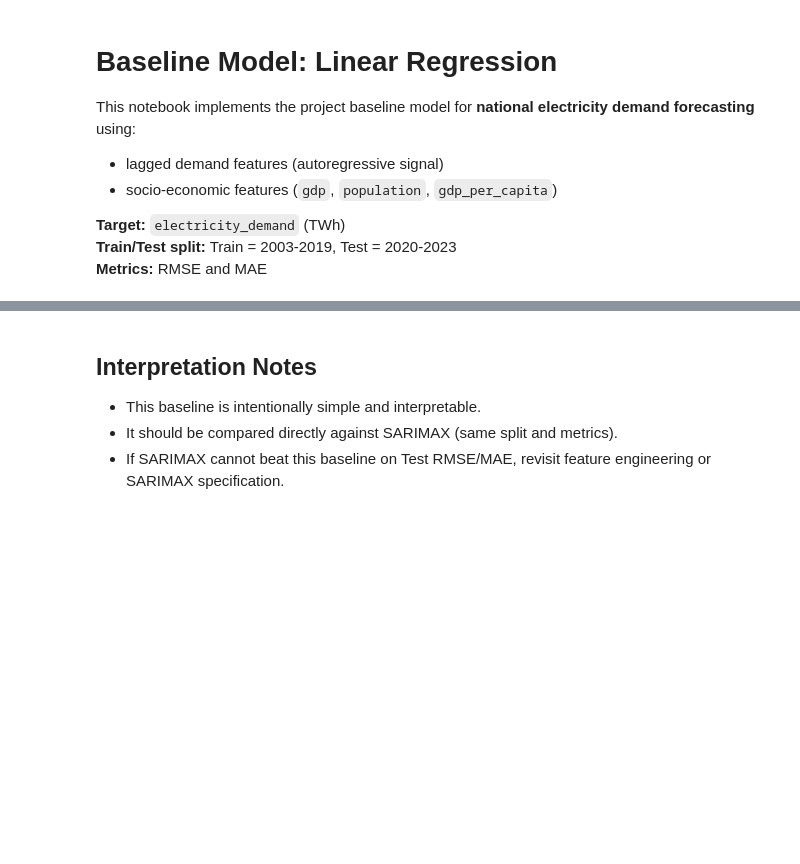
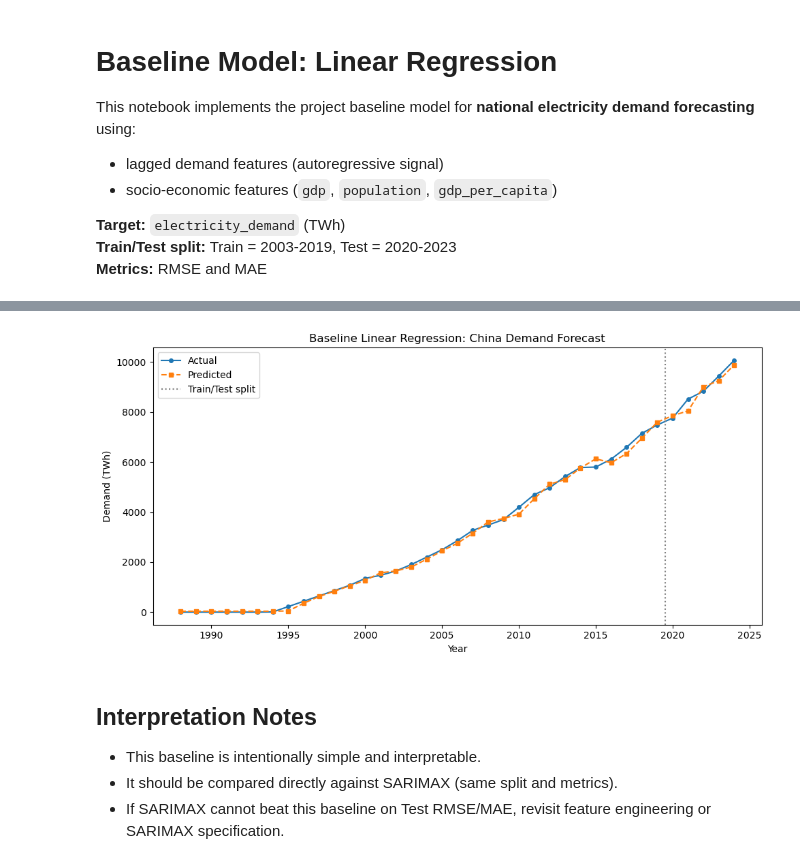
Before and after one commit to Mitch-json/AISD-Project, a Jupyter notebook: baseline_model.ipynb, the cells around one changed output, grey strips where cells are left out. Cells and saved outputs as stored; diff of their text form; code cells hidden in the pictures; blank space fills up the shorter version.

```diff
--- a/baseline_model.ipynb
+++ b/baseline_model.ipynb
@@ -245,3 +318,34 @@ results_df.head(30)
+# %%
+# Plot for one country (prefer China, fallback to available country)
+preferred_country = 'China'
+available_countries = set(df_model['country'].unique())
+
+if preferred_country in available_countries:
+    selected_country = preferred_country
+elif len(available_countries) > 0:
+    # Use highest-RMSE country from test metrics when preferred country is absent
+    selected_country = country_metrics['country'].iloc[0] if len(country_metrics) > 0 else sorted(available_countries)[0]
+else:
+    selected_country = None
+
+if selected_country is None:
+    print('No countries available to plot.')
+else:
+    country_df = df_model[df_model['country'] == selected_country].copy()
+    country_df['predicted'] = model.predict(country_df[FEATURE_COLS])
+
+    plt.figure(figsize=(10, 5))
+    plt.plot(country_df['year'], country_df[TARGET], 'o-', label='Actual', markersize=4)
+    plt.plot(country_df['year'], country_df['predicted'], 's--', label='Predicted', markersize=4)
+    plt.axvline(TEST_START - 0.5, color='gray', linestyle=':', label='Train/Test split')
+    plt.title(f'Baseline Linear Regression: {selected_country} Demand Forecast')
+    plt.xlabel('Year')
+    plt.ylabel('Demand (TWh)')
+    plt.legend()
+    plt.tight_layout()
+    plt.show()
+# %% [output]
+[figure, added]
 # %% [markdown]
 ## Interpretation Notes
 
```
Also changed, not shown: parts of 11 cells of this notebook.
